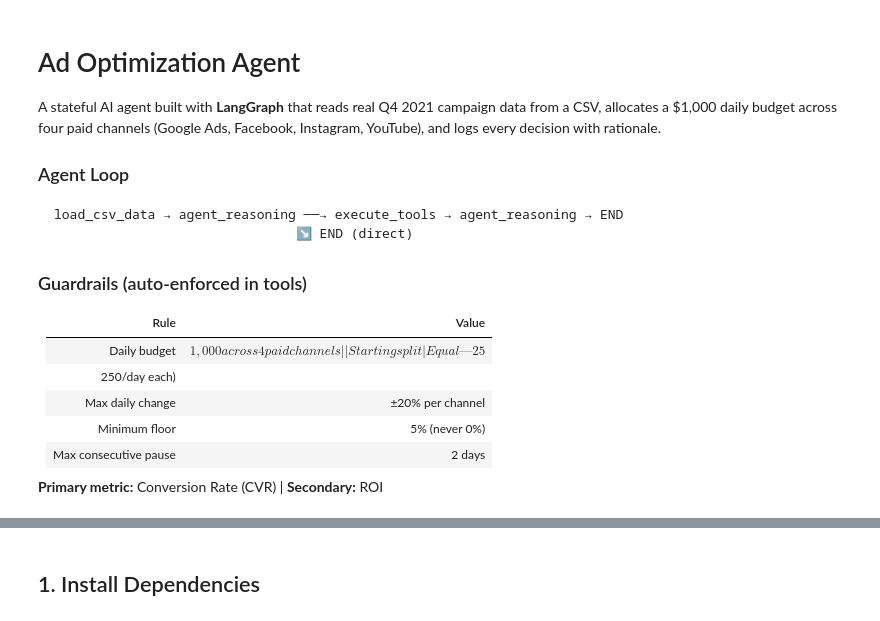
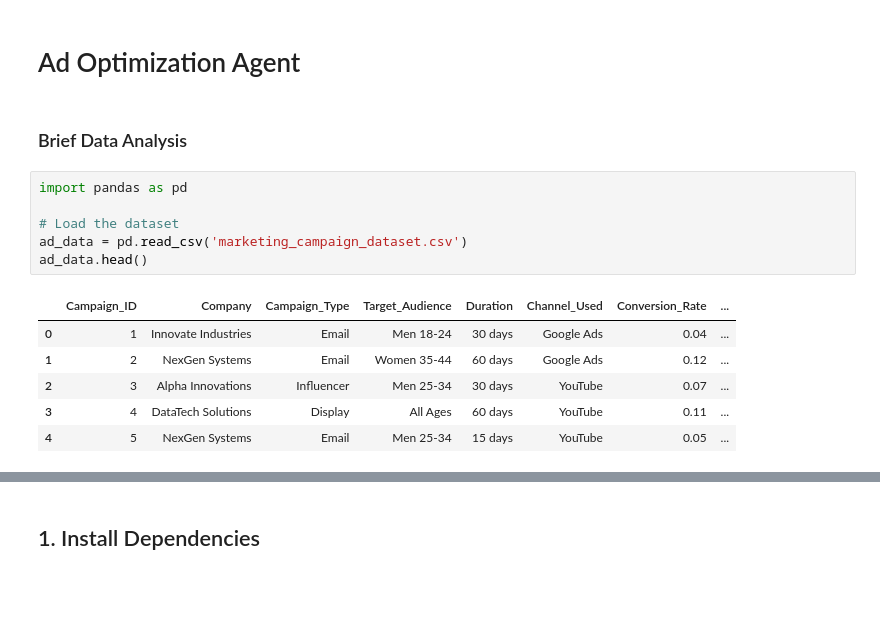
Before and after one commit to GabyPugaBR/AAI2025, a Jupyter notebook: Hands_on_Ad_Agent.ipynb, the cells around one changed output, grey strips where cells are left out. Cells and saved outputs as stored; diff of their text form; blank space fills up the shorter version.

Commit message:
eliminate data analysis

````diff
--- a/Hands_on_Ad_Agent.ipynb
+++ b/Hands_on_Ad_Agent.ipynb
@@ -1,21 +1,17 @@
 # %% [markdown]
 # Ad Optimization Agent
-
-A stateful AI agent built with **LangGraph** that reads real Q4 2021 campaign data from a CSV, allocates a $1,000 daily budget across four paid channels (Google Ads, Facebook, Instagram, YouTube), and logs every decision with rationale.
-
-### Agent Loop
-```
-load_csv_data → agent_reasoning ──→ execute_tools → agent_reasoning → END
-                               ↘ END (direct)
-```
-
-### Guardrails (auto-enforced in tools)
-| Rule | Value |
-|------|-------|
-| Daily budget | $1,000 across 4 paid channels |
-| Starting split | Equal — 25% ($250/day each) |
-| Max daily change | ±20% per channel |
-| Minimum floor | 5% (never 0%) |
-| Max consecutive pause | 2 days |
-
-**Primary metric:** Conversion Rate (CVR) | **Secondary:** ROI
+# %% [markdown]
+### Brief Data Analysis
+# %%
+import pandas as pd
+
+# Load the dataset
+ad_data = pd.read_csv('marketing_campaign_dataset.csv')
+ad_data.head()
+# %% [output]
+|  | Campaign_ID | Company | Campaign_Type | Target_Audience | Duration | Channel_Used | Conversion_Rate | ... |
+| 0 | 1 | Innovate Industries | Email | Men 18-24 | 30 days | Google Ads | 0.04 | ... |
+| 1 | 2 | NexGen Systems | Email | Women 35-44 | 60 days | Google Ads | 0.12 | ... |
+| 2 | 3 | Alpha Innovations | Influencer | Men 25-34 | 30 days | YouTube | 0.07 | ... |
+| 3 | 4 | DataTech Solutions | Display | All Ages | 60 days | YouTube | 0.11 | ... |
+| 4 | 5 | NexGen Systems | Email | Men 25-34 | 15 days | YouTube | 0.05 | ... |
````
Also changed, not shown: parts of 3 cells of this notebook.
